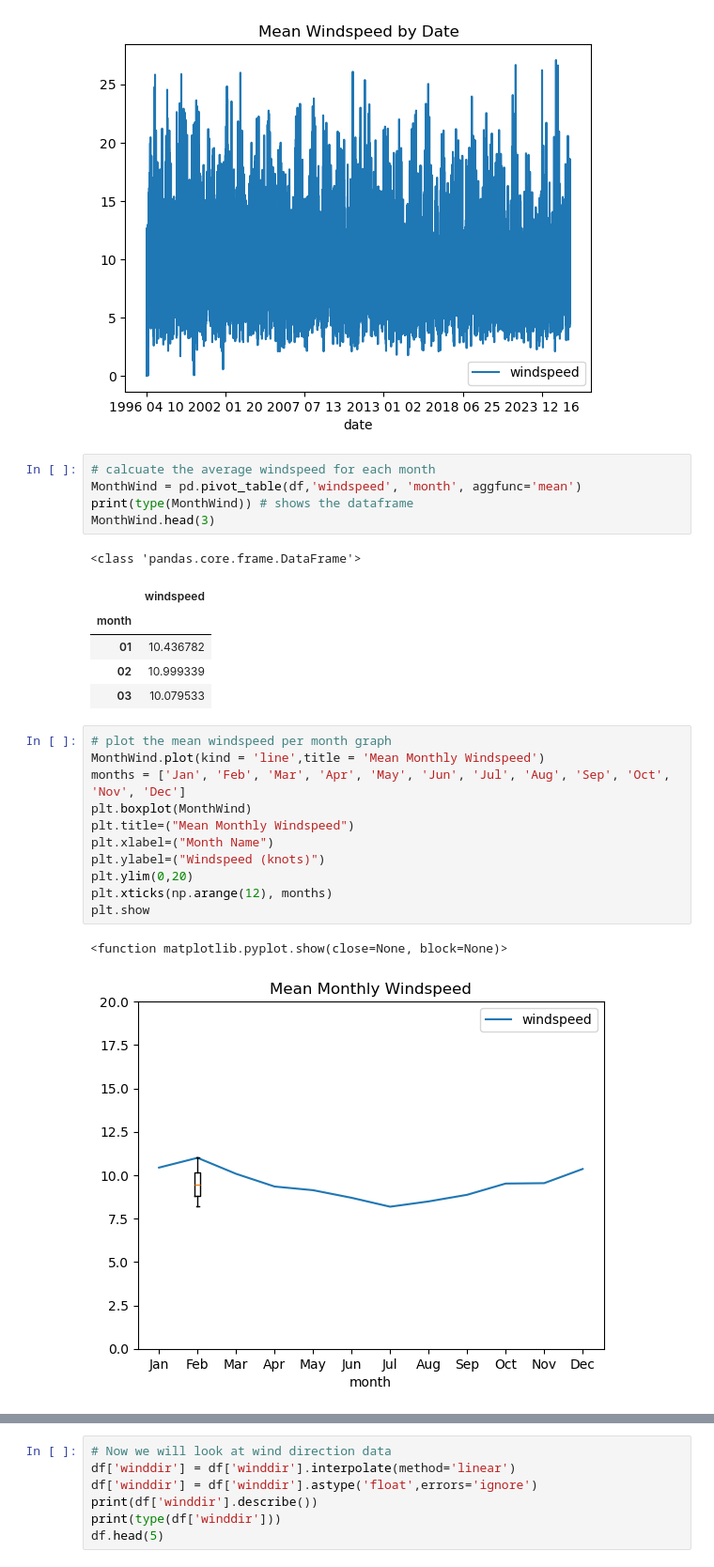
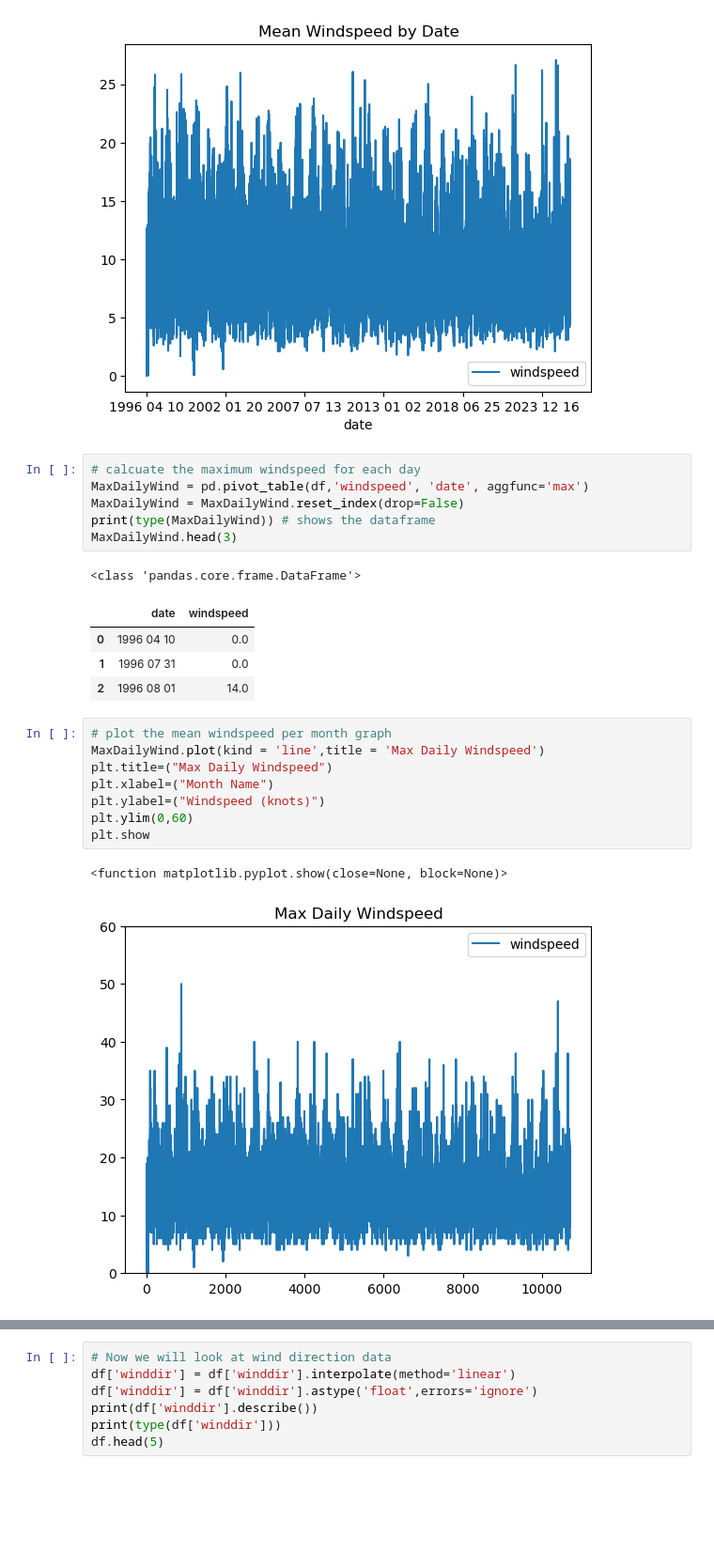
Before and after one commit to cathalred88/PFDA, a Jupyter notebook: assignments/assignment06_Weather.ipynb, the cells around one changed output, grey strips where cells are left out. Shown: that part at 94% size. Drawn from its saved outputs; the diff is of its cells as text; blank space fills up the shorter version.

Commit message:
had to fix mean  monthly max average windspeed code

```diff
--- a/assignments/assignment06_Weather.ipynb
+++ b/assignments/assignment06_Weather.ipynb
@@ -208,28 +217,25 @@ plt.show
 <function matplotlib.pyplot.show(close=None, block=None)>
 [figure]
 # %%
-# calcuate the average windspeed for each month
-MonthWind = pd.pivot_table(df,'windspeed', 'month', aggfunc='mean')
-print(type(MonthWind)) # shows the dataframe
-MonthWind.head(3)
+# calcuate the maximum windspeed for each day
+MaxDailyWind = pd.pivot_table(df,'windspeed', 'date', aggfunc='max')
+MaxDailyWind = MaxDailyWind.reset_index(drop=False)
+print(type(MaxDailyWind)) # shows the dataframe
+MaxDailyWind.head(3)
 # %% [output]
 <class 'pandas.core.frame.DataFrame'>
-|  | windspeed |
-| month |  |
-| 01 | 10.436782 |
-| 02 | 10.999339 |
-| 03 | 10.079533 |
+|  | date | windspeed |
+| 0 | 1996 04 10 | 0.0 |
+| 1 | 1996 07 31 | 0.0 |
+| 2 | 1996 08 01 | 14.0 |
 # %%
 # plot the mean windspeed per month graph
-MonthWind.plot(kind = 'line',title = 'Mean Monthly Windspeed')
-months = ['Jan', 'Feb', 'Mar', 'Apr', 'May', 'Jun', 'Jul', 'Aug', 'Sep', 'Oct', 'Nov', 'Dec']
-plt.boxplot(MonthWind)
-plt.title=("Mean Monthly Windspeed")
+MaxDailyWind.plot(kind = 'line',title = 'Max Daily Windspeed')
+plt.title=("Max Daily Windspeed")
 plt.xlabel=("Month Name")
 plt.ylabel=("Windspeed (knots)")
-plt.ylim(0,20)
-plt.xticks(np.arange(12), months)
+plt.ylim(0,60)
 plt.show
 # %% [output]
 <function matplotlib.pyplot.show(close=None, block=None)>
-[figure, old version]
+[figure, new version]
```
Also changed, not shown: parts of 7 cells of this notebook.
